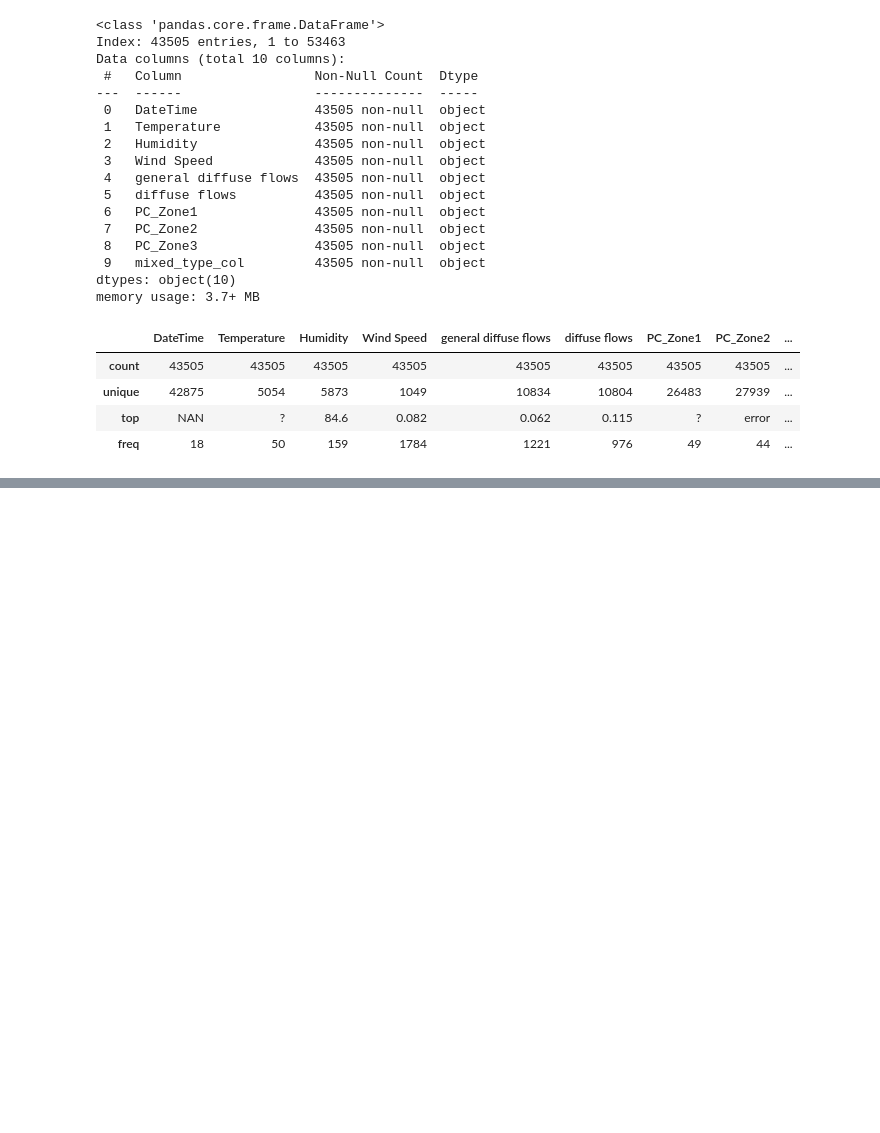
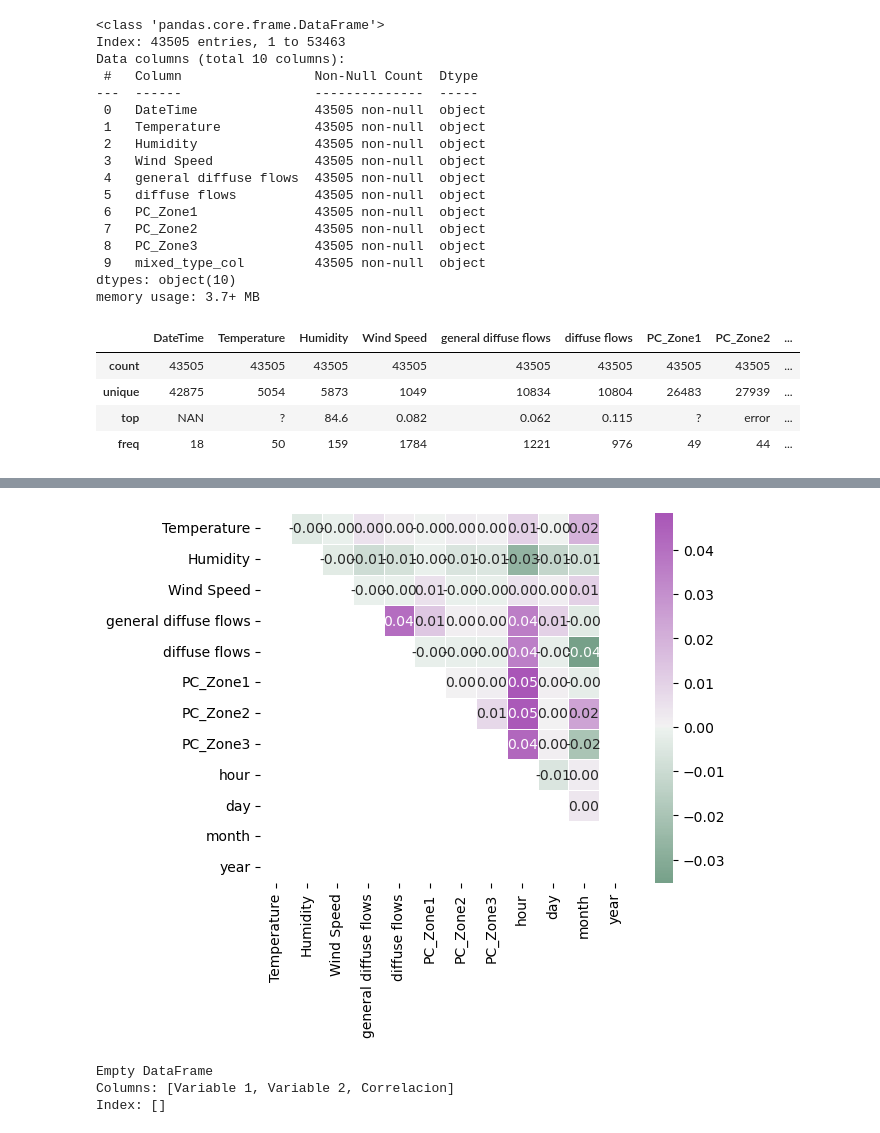
Before and after one commit to luis190991/mna_team_40_power_tetouan_city, a Jupyter notebook: notebooks/EDA.ipynb, the cells around one changed output, grey strips where cells are left out. Saved outputs shown, nothing was run; the diff lists cells and outputs as text; code cells hidden in the pictures; blank space fills up the shorter version.

Commit message:
agregue los siguientes pasos hasta la correlacion

```diff
--- a/notebooks/EDA.ipynb
+++ b/notebooks/EDA.ipynb
@@ -114,0 +185,25 @@ dtype: object
+# %%
+corr = df_clean.corr()
+mask = np.tril(np.ones_like(corr, dtype=bool))
+sns.heatmap(corr, annot=True, mask=mask, fmt=".2f", square=True, linewidths=0.5,
+            cmap=sns.diverging_palette(145, 300, s=60, as_cmap=True), center=0)
+plt.show()
+# %% [output]
+[figure, added]
+# %%
+# Definimos variables con mayor impacto en la correlación
+def impact_corr(df_clean, umbral=0.2):
+    # Correlación
+    cor = (corr.where(np.triu(np.ones(corr.shape), k=1).astype(bool)).stack().reset_index())
+    cor.columns = ['Variable 1', 'Variable 2', 'Correlacion']
+
+    # Umbral
+    corr_umb = cor[cor['Correlacion'].abs()>=umbral].sort_values(by='Correlacion', key=abs, ascending=False)
+    return corr_umb
+
+corr_vars = impact_corr(df_clean, umbral=0.4)
+print(corr_vars)
+# %% [output]
+Empty DataFrame
+Columns: [Variable 1, Variable 2, Correlacion]
+Index: []
```
Also changed, not shown: parts of 8 cells of this notebook.
